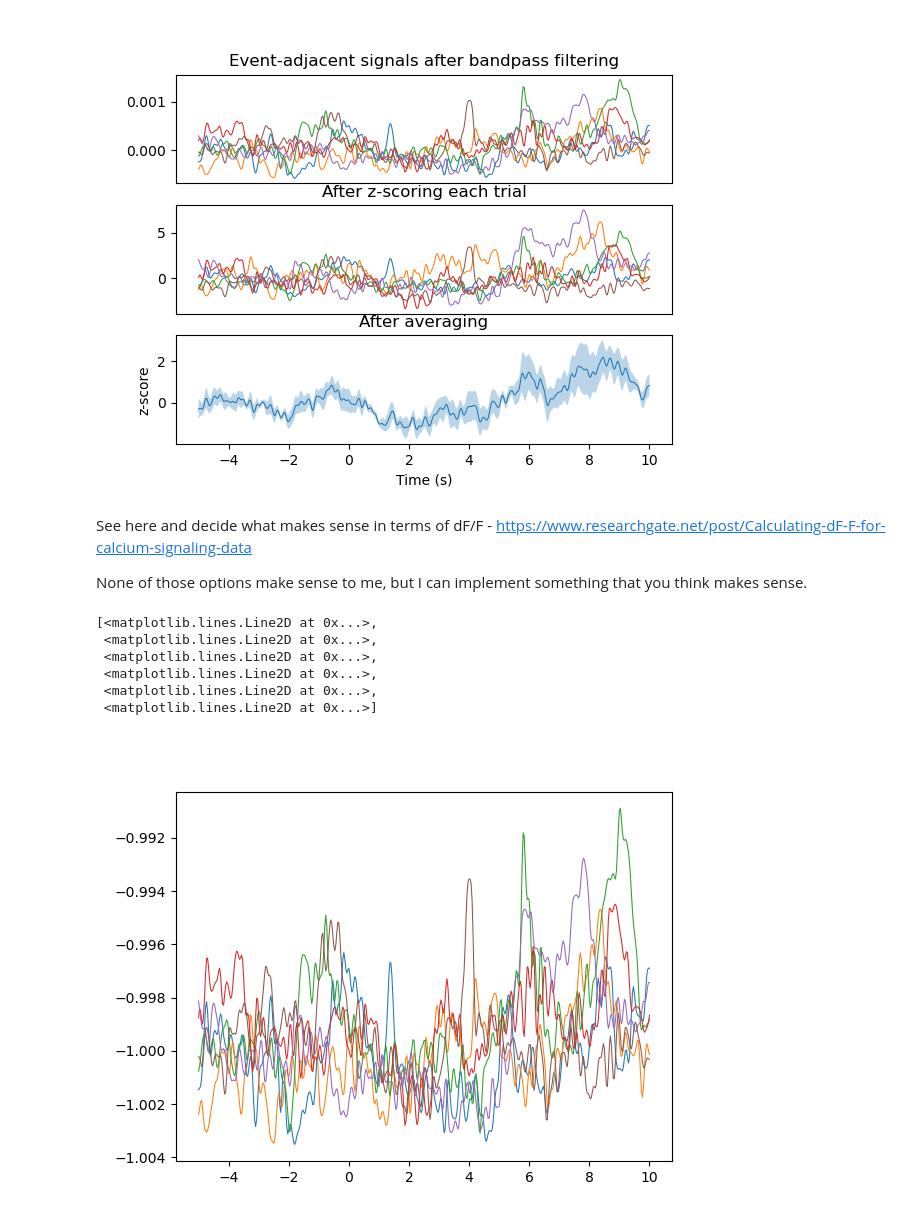
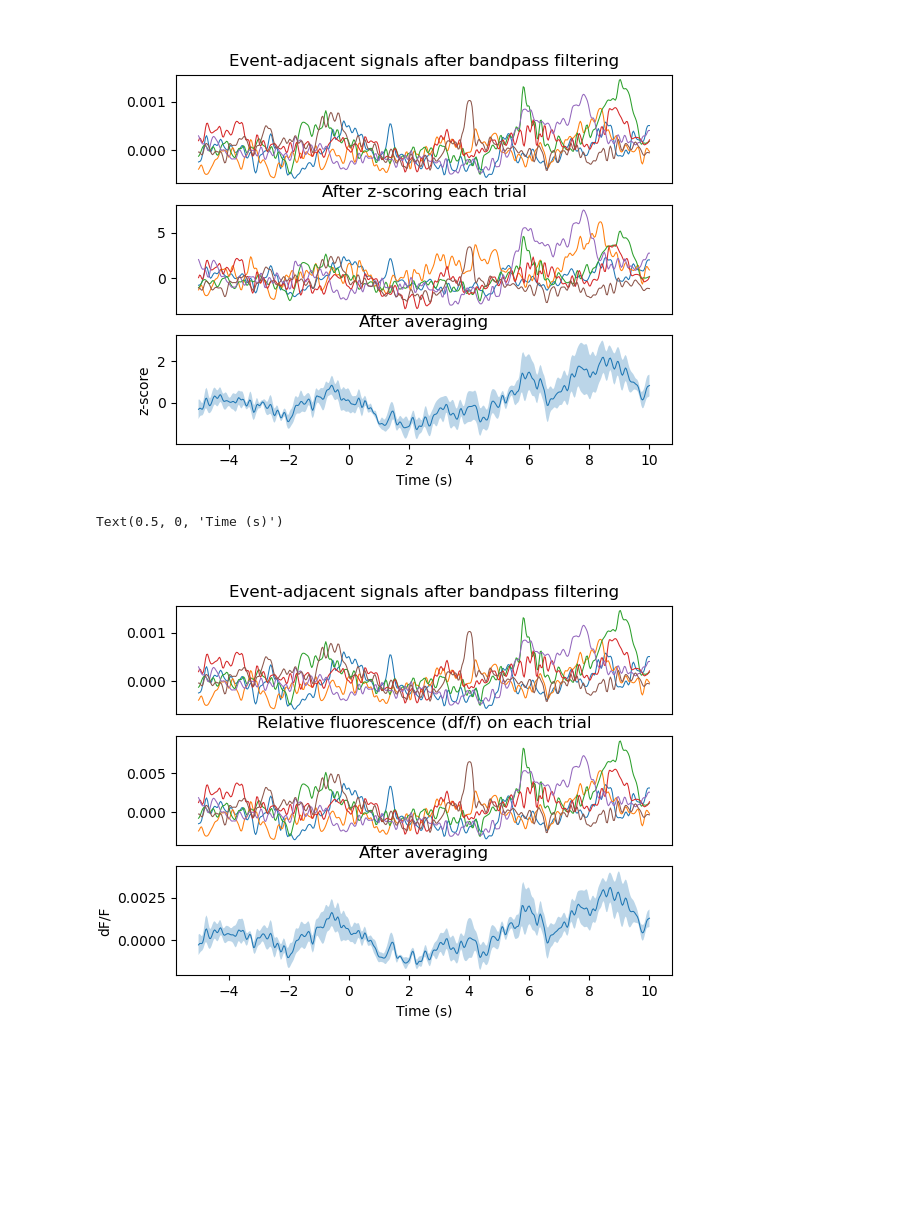
Before and after one commit to praneethnamburi/Photometry_and_Licks_BeyelerLab, a Jupyter notebook: notebooks/lick_analysis.ipynb, the cells around one changed output. Saved outputs shown, nothing was run; the diff lists cells and outputs as text; code cells hidden in the pictures; blank space fills up the shorter version.

```diff
--- a/notebooks/lick_analysis.ipynb
+++ b/notebooks/lick_analysis.ipynb
@@ -95,25 +95,28 @@ ax[2].set_xlabel('Time (s)')
 # %% [output]
 Text(0.5, 0, 'Time (s)')
 [figure]
-# %% [markdown]
-See here and decide what makes sense in terms of dF/F -
-https://www.researchgate.net/post/Calculating-dF-F-for-calcium-signaling-data
-
-None of those options make sense to me, but I can implement something that you think makes sense.
-# %%
-baseline_f = m_trend[events]
-event_signals_dff = (event_signals().T - baseline_f)/baseline_f
-
-plt.figure()
-plt.plot(event_signals.window.t, event_signals_dff)
-# %% [output]
-[<matplotlib.lines.Line2D at 0x...>,
- <matplotlib.lines.Line2D at 0x...>,
- <matplotlib.lines.Line2D at 0x...>,
- <matplotlib.lines.Line2D at 0x...>,
- <matplotlib.lines.Line2D at 0x...>,
- <matplotlib.lines.Line2D at 0x...>]
-[figure, removed]
+# %%
+baseline_f = m_trend[events]
+event_signals_dff = event_signals()/baseline_f # if you assume detrending is already an approximate df operation, then this can be considered df/f
+
+_, ax = plt.subplots(3, 1)
+ax[0].plot(event_signals.t, event_signals()) # after bandpass
+ax[0].set_title('Event-adjacent signals after bandpass filtering')
+ax[0].get_xaxis().set_visible(False)
+ax[1].plot(event_signals.t, event_signals_dff) # z-scored signals
+ax[1].get_xaxis().set_visible(False)
+ax[1].set_title('Relative fluorescence (df/f) on each trial')
+
+mu = np.mean(event_signals_dff, axis=1)
+sem = np.std(event_signals_dff, axis=1)/np.sqrt(event_signals.n)
+ax[2].plot(event_signals.t, mu) # mean of z-scored signals
+ax[2].fill_between(event_signals.t, mu-sem, mu+sem, alpha=0.3) # standard error of the mean
+ax[2].set_title('After averaging')
+ax[2].set_ylabel('dF/F')
+ax[2].set_xlabel('Time (s)')
+# %% [output]
+Text(0.5, 0, 'Time (s)')
+[figure, added]
 # %%
 import pandas as pd
 import os
```
Also changed, not shown: parts of 2 cells of this notebook.
